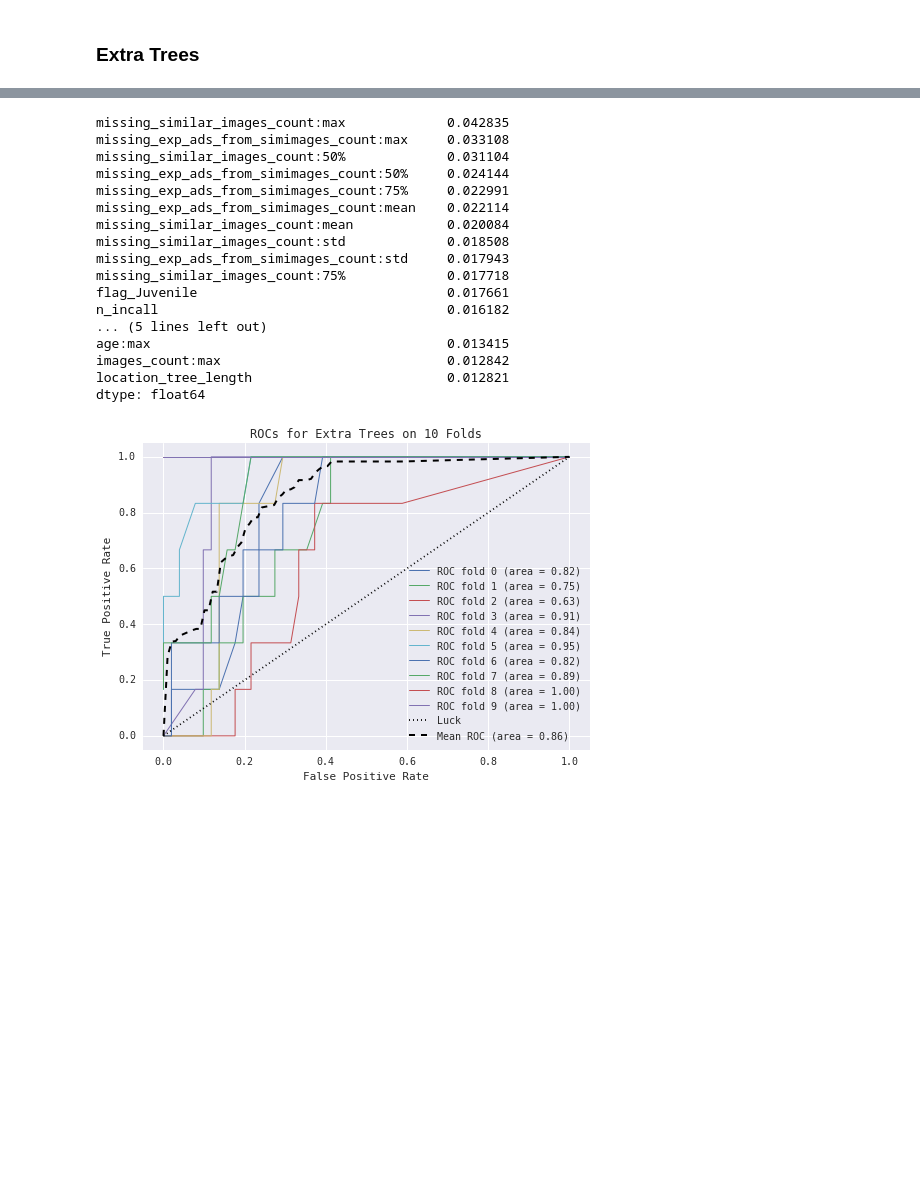
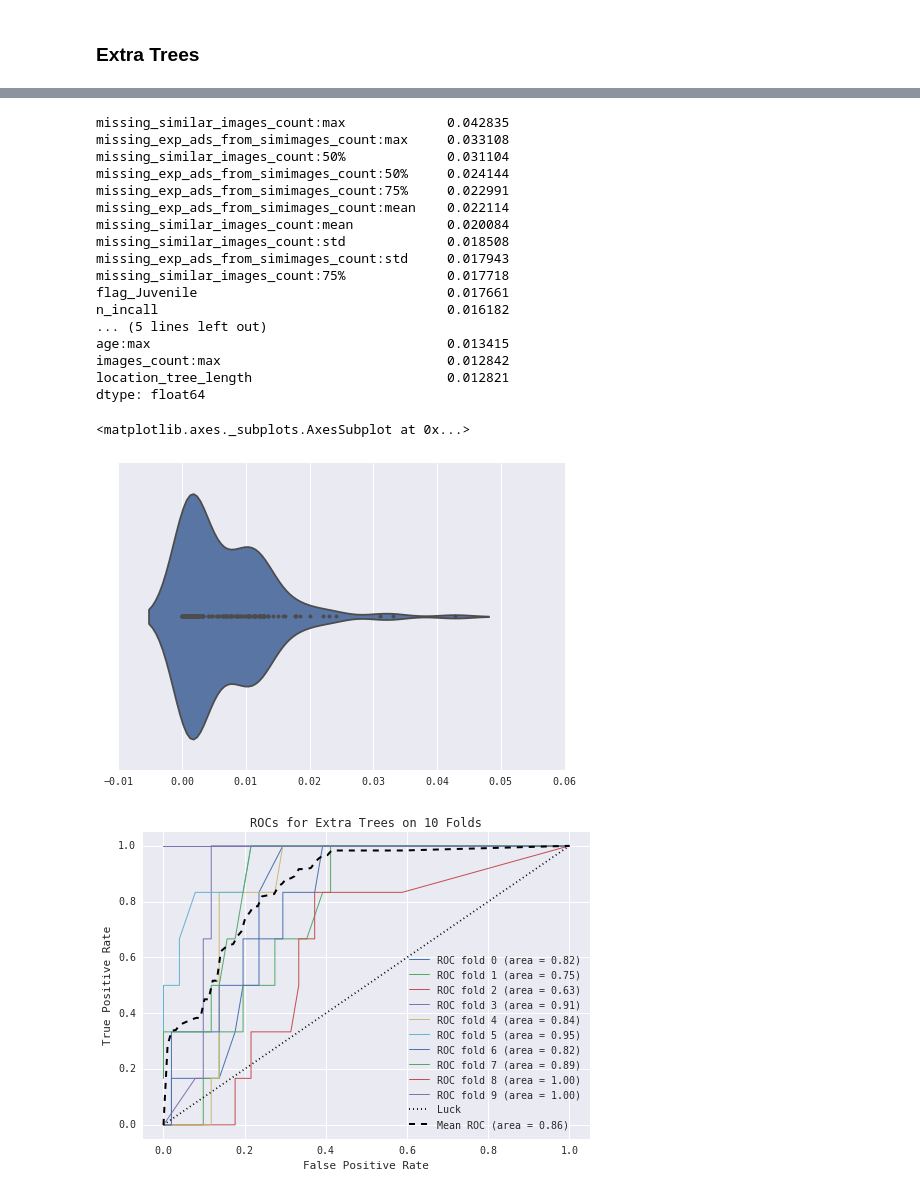
Before and after one commit to giantoak/201604_memex_qpr, a Jupyter notebook: notebooks/go_notebooks/Make Jeff Classifier.ipynb, the cells around one changed output, grey strips where cells are left out. Cells and saved outputs as stored; diff of their text form; code cells hidden in the pictures; blank space fills up the shorter version.

```diff
--- a/notebooks/go_notebooks/Make Jeff Classifier.ipynb
+++ b/notebooks/go_notebooks/Make Jeff Classifier.ipynb
@@ -95,0 +81,4 @@ etc_metrics.loc[:, eval_columns]
+# %%
+this_metrics = etc_metrics
+print(this_metrics.roc_auc.mean())
+this_metrics.loc[:, ['f1', 'accuracy', 'true_negative_rate', 'true_positive_rate', 'roc_auc']]
@@ -96,21 +98,27 @@ etc_metrics.loc[:, eval_columns]
 # %%
-etc_metrics.loc[:,  sorted(set(etc_metrics.columns) - set(eval_columns))].mean().sort_values(ascending=False).head(20)
+ranked_imptncs = this_metrics.loc[:,
+                                  sorted(set(this_metrics.columns) -
+                                         set(eval_columns))].mean().sort_values(ascending=False)
+print(ranked_imptncs.head(20))
+sns.violinplot(ranked_imptncs, inner='point')
 # %% [output]
 missing_similar_images_count:max             0.042835
 missing_exp_ads_from_simimages_count:max     0.033108
 missing_similar_images_count:50%             0.031104
 missing_exp_ads_from_simimages_count:50%     0.024144
 missing_exp_ads_from_simimages_count:75%     0.022991
 missing_exp_ads_from_simimages_count:mean    0.022114
 missing_similar_images_count:mean            0.020084
 missing_similar_images_count:std             0.018508
 missing_exp_ads_from_simimages_count:std     0.017943
 missing_similar_images_count:75%             0.017718
 flag_Juvenile                                0.017661
 n_incall                                     0.016182
 ... (5 lines left out)
 age:max                                      0.013415
 images_count:max                             0.012842
 location_tree_length                         0.012821
 dtype: float64
+<matplotlib.axes._subplots.AxesSubplot at 0x...>
+[figure, added]
 # %%
```
Also changed, not shown: parts of 7 cells of this notebook, 6 other files.
